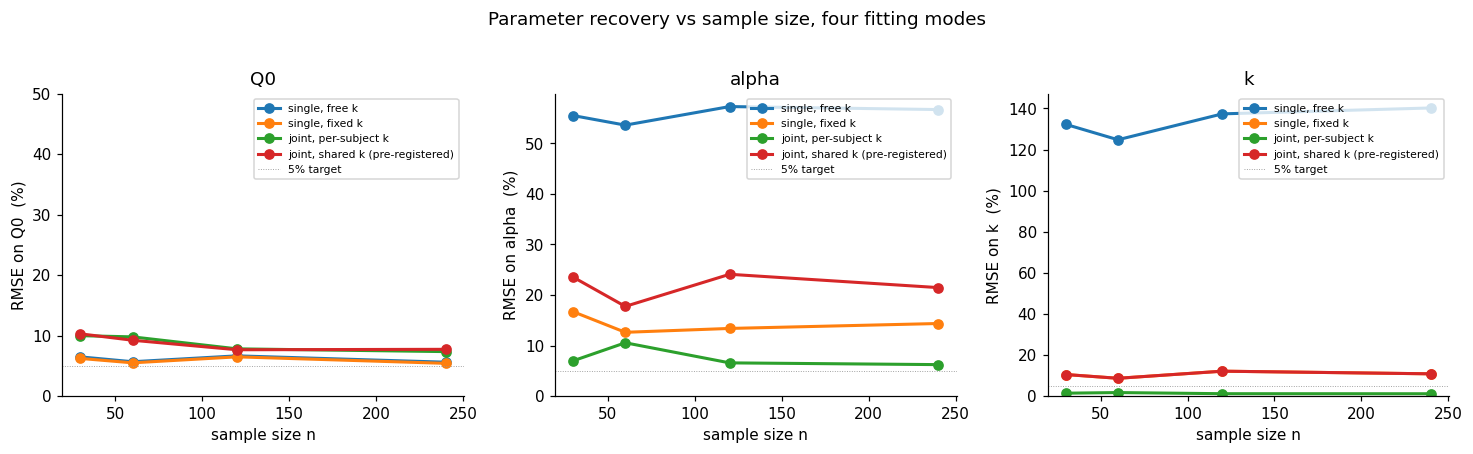
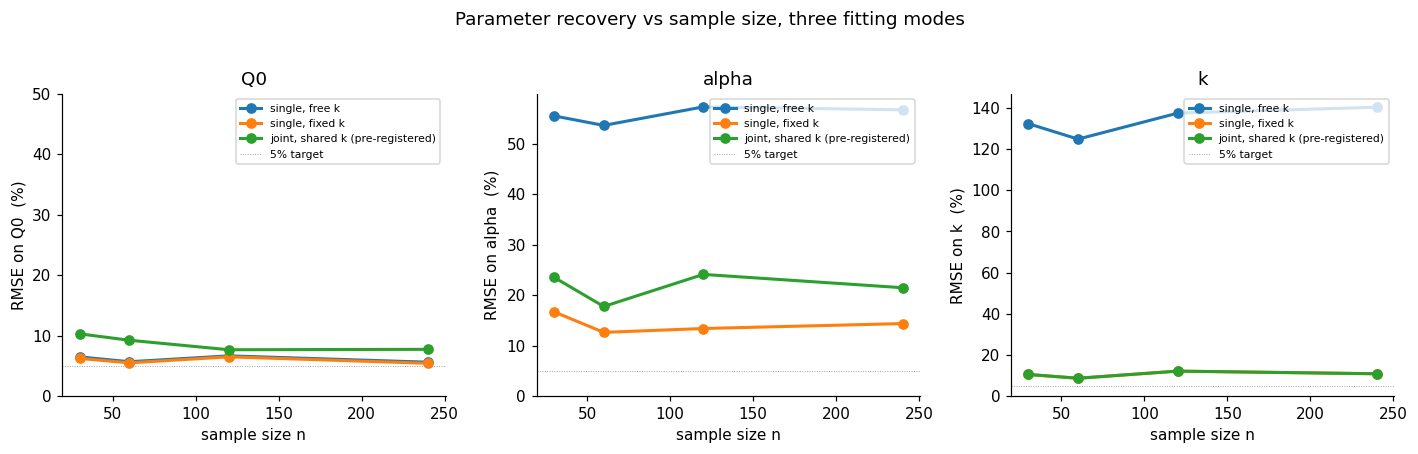
Unified diff of the notebook cell whose output changed from the first chart to the second:
--- before
+++ after
@@ -1,28 +1,12 @@
-modes = ["single_free_k", "single_fixed_k", "joint_persubj_k", "joint_shared_k"]
+modes = ["single_free_k", "single_fixed_k", "joint"]
 labels = {
-    "single_free_k":     "single, free k",
-    "single_fixed_k":    "single, fixed k",
-    "joint_persubj_k":   "joint, per-subject k",
-    "joint_shared_k":    "joint, shared k (pre-registered)",
+    "single_free_k":  "single, free k",
+    "single_fixed_k": "single, fixed k",
+    "joint":          "joint, shared k (pre-registered)",
 }
 ns = [30, 60, 120, 240]
-results = {}
-for mode in modes:
-    if mode == "joint_persubj_k":
-        from edu.simulation.recovery import recover_unified_joint
-        from edu.simulation.generate import sample_population
-        results[mode] = []
-        for n in ns:
-            rng = np.random.default_rng(SEED + n)
-            subjects = sample_population(n, rng=rng)
-            results[mode].append(
-                recover_unified_joint(subjects, rng=rng, share_k=False)
-            )
-    elif mode == "joint_shared_k":
-        results[mode] = sample_size_sweep(ns, mode="joint", seed=SEED)
-    else:
-        results[mode] = sample_size_sweep(ns, mode=mode, seed=SEED)
+results = {mode: sample_size_sweep(ns, mode=mode, seed=SEED) for mode in modes}
 
-fig, axes = plt.subplots(1, 3, figsize=(13.5, 4.0), sharey=False)
+fig, axes = plt.subplots(1, 3, figsize=(13, 4.0), sharey=False)
 params = ["Q0", "alpha", "k"]
 for ax, p in zip(axes, params):
@@ -36,5 +20,5 @@
     ax.legend(fontsize=7, loc="upper right")
     ax.set_ylim(0, max(50, ax.get_ylim()[1]))
-fig.suptitle("Parameter recovery vs sample size, four fitting modes", y=1.02)
+fig.suptitle("Parameter recovery vs sample size, three fitting modes", y=1.02)
 fig.tight_layout(); plt.show()
 

Commit: chore: cleanup pass 3 - API tightening